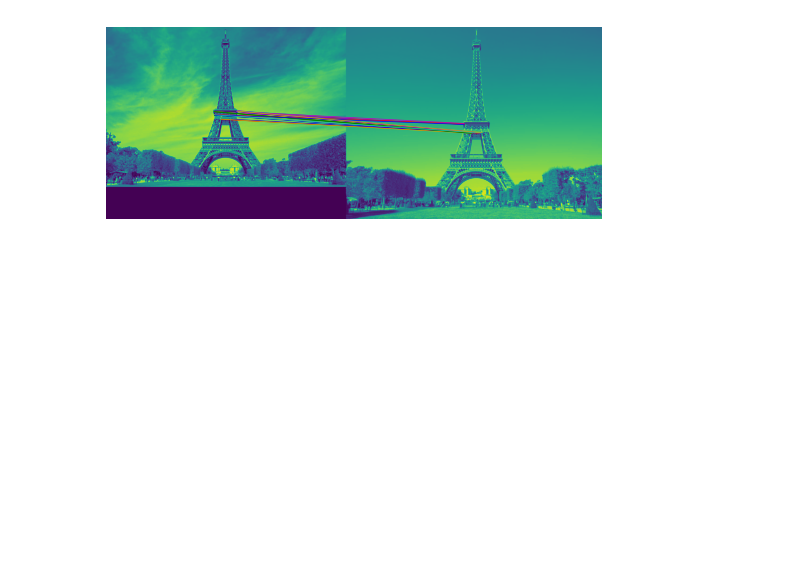
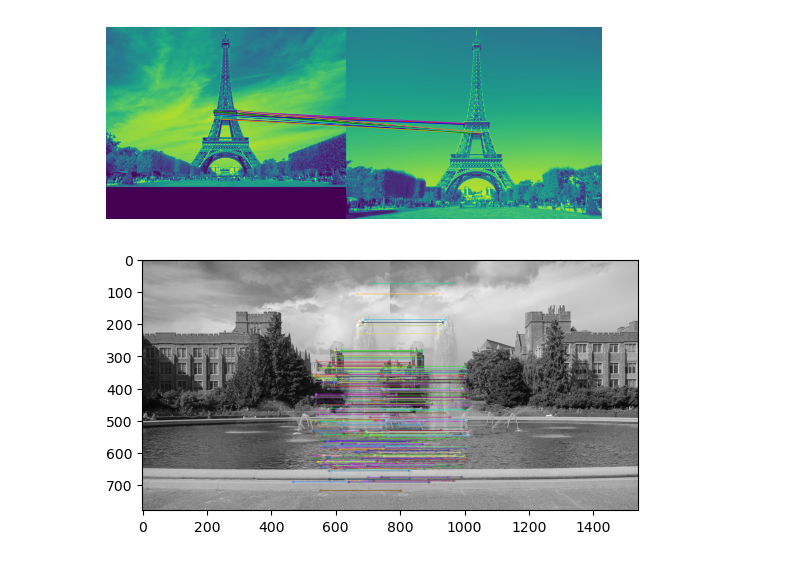
Before and after one commit to KrzysztofGG/ZAW, a Jupyter notebook: lab6/lab6.ipynb, the cells around one changed output. Cells and saved outputs as stored; diff of their text form; code cells hidden in the pictures; blank space fills up the shorter version.

```diff
--- a/lab6/lab6.ipynb
+++ b/lab6/lab6.ipynb
@@ -682,3 +682,31 @@ ax[1].set_title('image right')
 ax[2].imshow(result, 'gray')
 ax[2].set_title('image warped')
 plt.show()
+# %%
+import numpy as np
+import cv2
+import matplotlib.pyplot as plt
+
+def sift(path1, path2, thresh=0.5):
+
+    img1 = cv2.imread('materialy_feature_points/' + path1, cv2.IMREAD_GRAYSCALE)
+    img2 = cv2.imread('materialy_feature_points/' + path2, cv2.IMREAD_GRAYSCALE)
+    sift = cv2.SIFT_create()
+
+    keypoints1, desc1 = sift.detectAndCompute(img1, None)
+    keypoints2, desc2 = sift.detectAndCompute(img2, None)
+
+    bf = cv2.BFMatcher()
+    matches = bf.knnMatch(desc1, desc2, k=2)
+
+    good_matches = []
+    for m, n in matches:
+        if m.distance < thresh * n.distance:
+            good_matches.append([m])
+
+    outImg = cv2.drawMatchesKnn(image1, keypoints1, image2, keypoints2, good_matches, None, flags=2)
+    plt.imshow(outImg)
+# %%
+sift('fontanna1.jpg', 'fontanna2.jpg')
+# %% [output]
+[figure, added]
```
Also changed, not shown: parts of 3 cells of this notebook.
